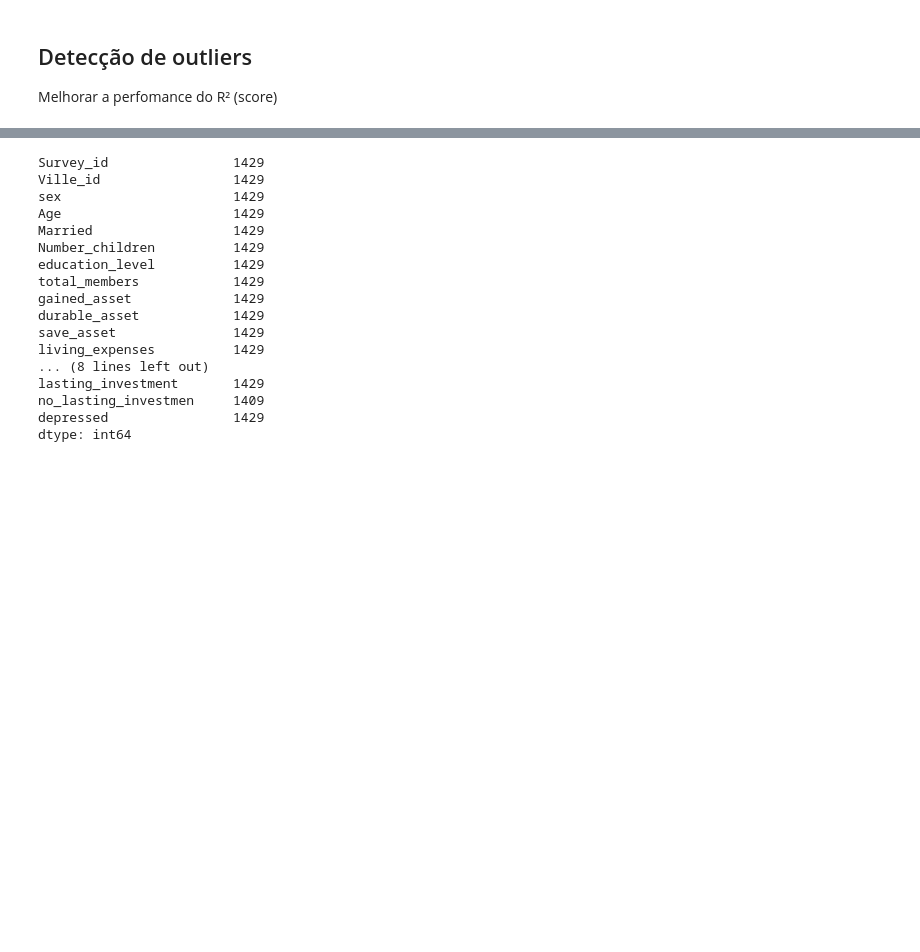
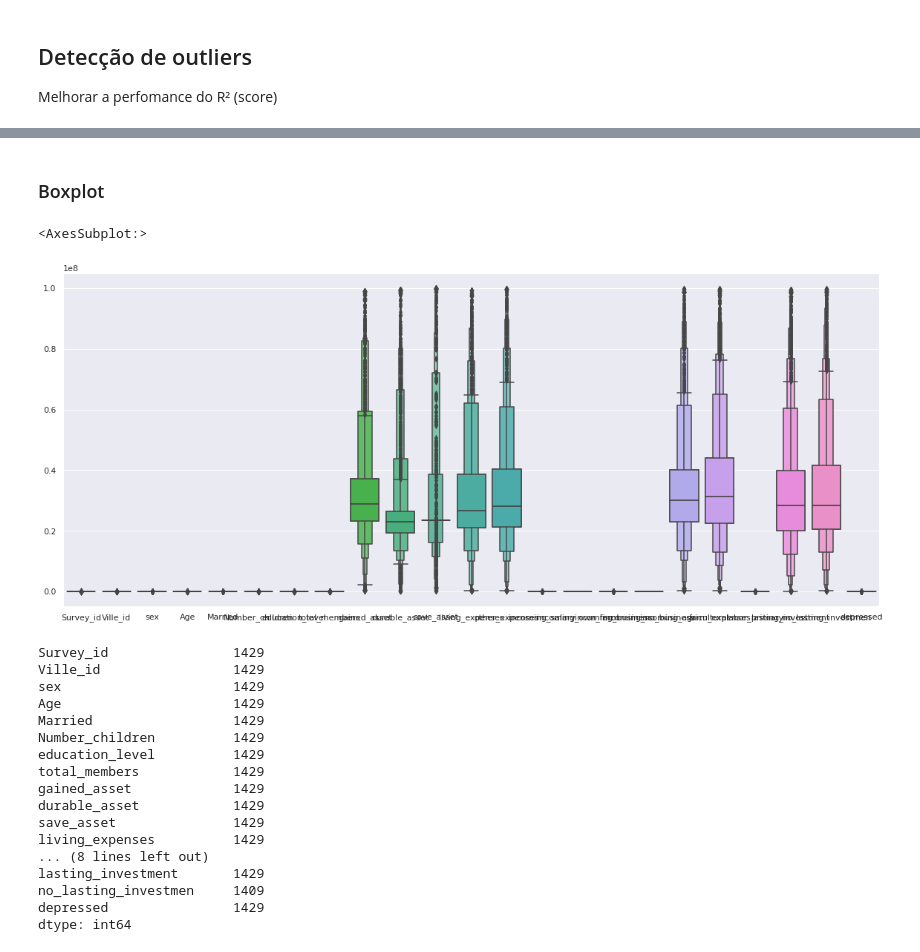
Before and after one commit to kaline/TrabalhoFinalML, a Jupyter notebook: dataset.ipynb, the cells around one changed output, grey strips where cells are left out. Cells and saved outputs as stored; diff of their text form; code cells hidden in the pictures; blank space fills up the shorter version.

```diff
--- a/dataset.ipynb
+++ b/dataset.ipynb
@@ -164,3 +262,12 @@ sns.boxplot(data=df)
+# %% [markdown]
+### Boxplot
+# %%
+sns.set(rc={'figure.figsize':(19.7,8.27)})
+sns.boxplot(data=df)
+sns.boxenplot(data=df)
+# %% [output]
+<AxesSubplot:>
+[figure, added]
 # %%
 df.count()
 # %% [output]
```
Also changed, not shown: parts of 15 cells of this notebook.
